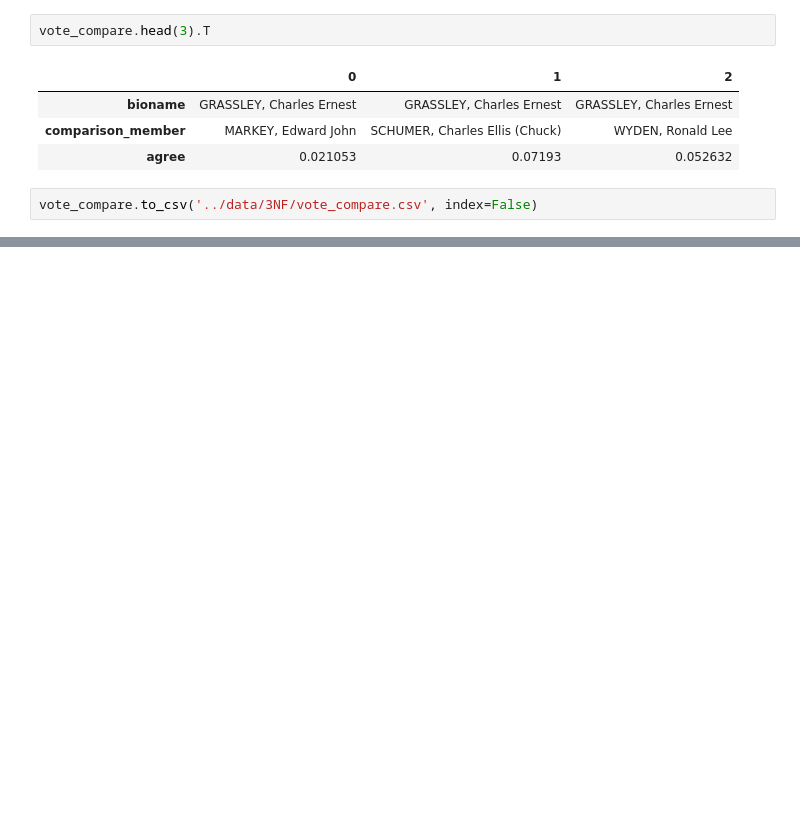
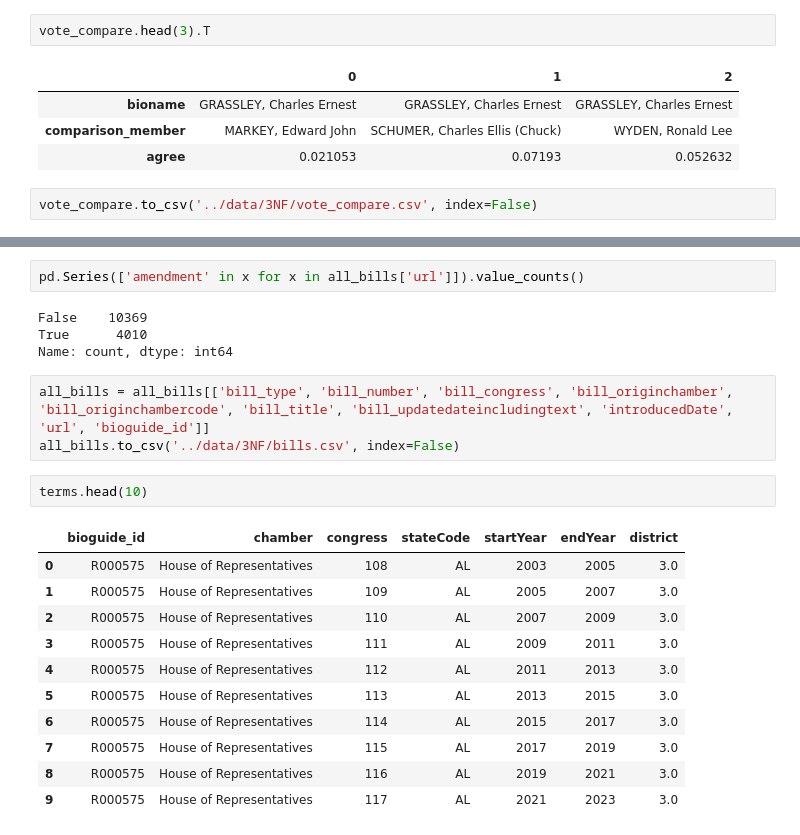
Before and after one commit to janiceeguo/DS6600-congress, a Jupyter notebook: notebooks/schema.ipynb, the cells around one changed output, grey strips where cells are left out. Drawn from its saved outputs; the diff is of its cells as text; blank space fills up the shorter version.

```diff
--- a/notebooks/schema.ipynb
+++ b/notebooks/schema.ipynb
@@ -237,0 +277,23 @@ vote_compare.to_csv('../data/3NF/vote_compare.csv', index=False)
+# %%
+pd.Series(['amendment' in x for x in all_bills['url']]).value_counts()
+# %% [output]
+False    10369
+True      4010
+Name: count, dtype: int64
+# %%
+all_bills = all_bills[['bill_type', 'bill_number', 'bill_congress', 'bill_originchamber', 'bill_originchambercode', 'bill_title', 'bill_updatedateincludingtext', 'introducedDate', 'url', 'bioguide_id']]
+all_bills.to_csv('../data/3NF/bills.csv', index=False)
+# %%
+terms.head(10)
+# %% [output]
+|  | bioguide_id | chamber | congress | stateCode | startYear | endYear | district |
+| 0 | R000575 | House of Representatives | 108 | AL | 2003 | 2005 | 3.0 |
+| 1 | R000575 | House of Representatives | 109 | AL | 2005 | 2007 | 3.0 |
+| 2 | R000575 | House of Representatives | 110 | AL | 2007 | 2009 | 3.0 |
+| 3 | R000575 | House of Representatives | 111 | AL | 2009 | 2011 | 3.0 |
+| 4 | R000575 | House of Representatives | 112 | AL | 2011 | 2013 | 3.0 |
+| 5 | R000575 | House of Representatives | 113 | AL | 2013 | 2015 | 3.0 |
+| 6 | R000575 | House of Representatives | 114 | AL | 2015 | 2017 | 3.0 |
+| 7 | R000575 | House of Representatives | 115 | AL | 2017 | 2019 | 3.0 |
+| 8 | R000575 | House of Representatives | 116 | AL | 2019 | 2021 | 3.0 |
+| 9 | R000575 | House of Representatives | 117 | AL | 2021 | 2023 | 3.0 |
```
Also changed, not shown: parts of 21 cells of this notebook.
